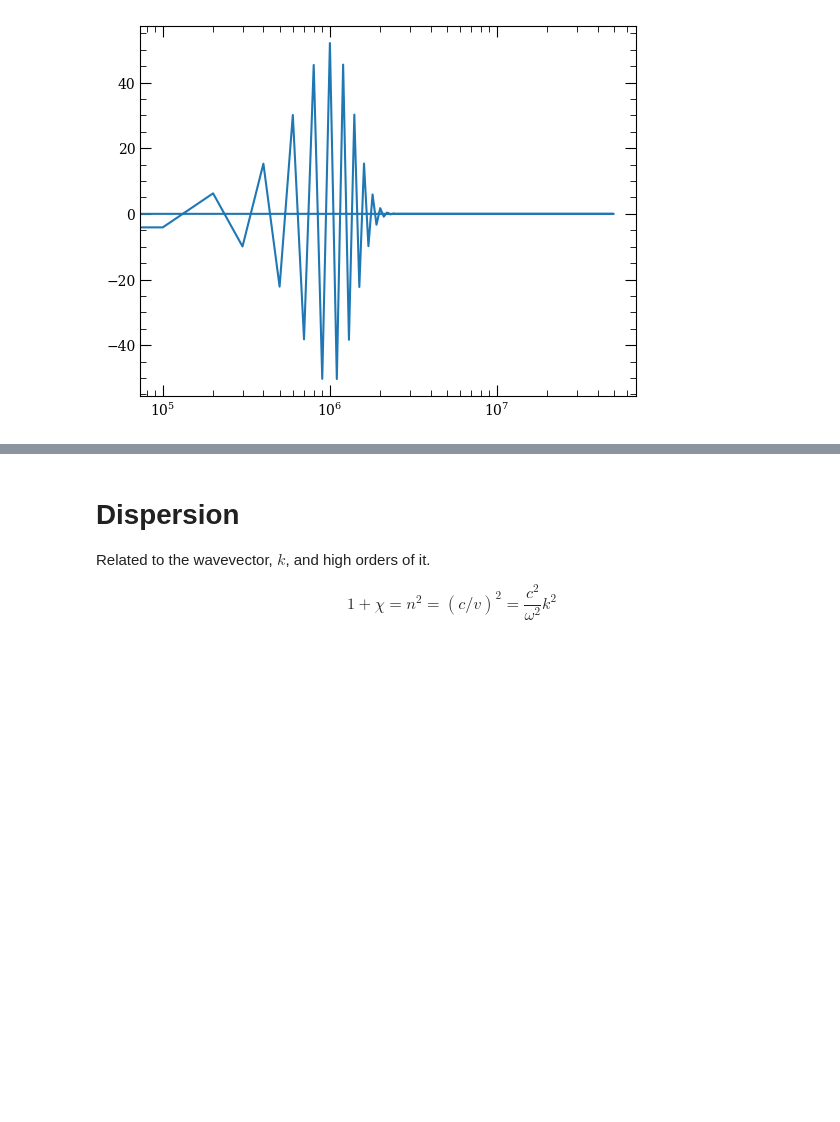
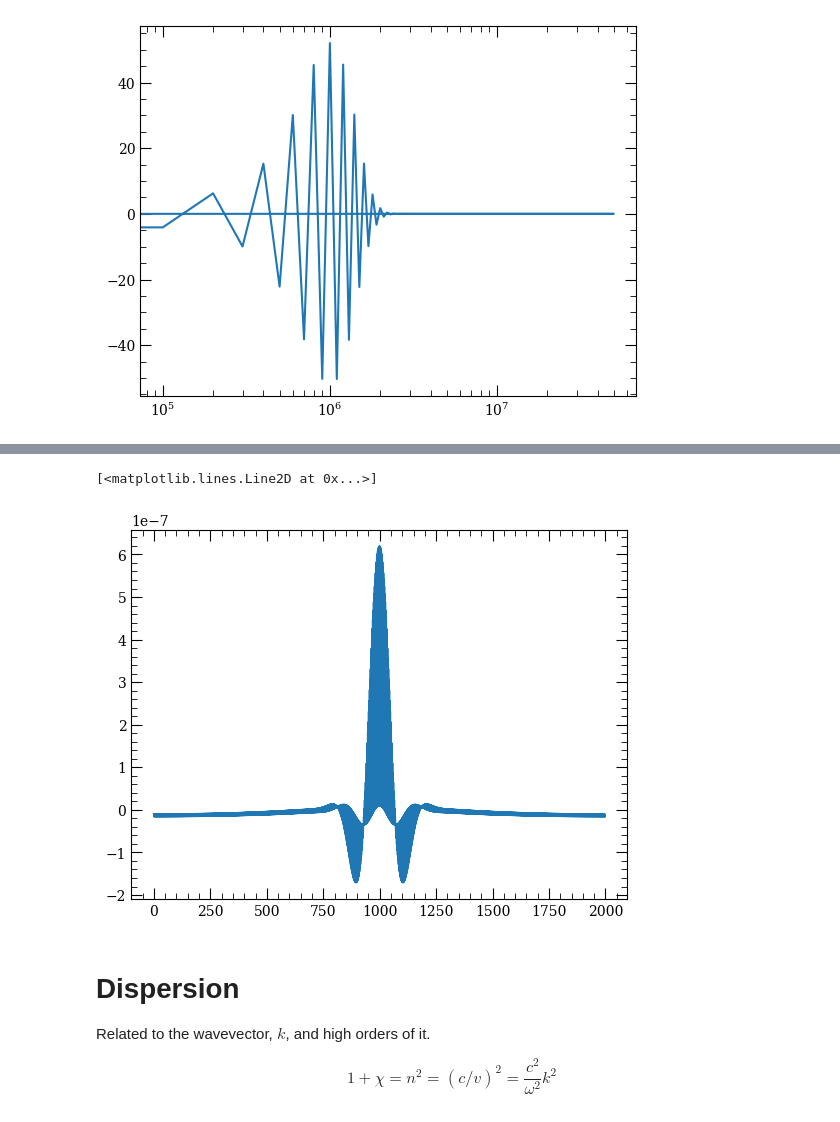
Before and after one commit to asaunders-uob/Rydberg, a Jupyter notebook: PyCode/Pulses of light.ipynb, the cells around one changed output, grey strips where cells are left out. Drawn from its saved outputs; the diff is of its cells as text; code cells hidden in the pictures; blank space fills up the shorter version.

```diff
--- a/PyCode/Pulses of light.ipynb
+++ b/PyCode/Pulses of light.ipynb
@@ -129,3 +129,8 @@ plt.show()
+# %%
+plt.plot(irfft(real))
+# %% [output]
+[<matplotlib.lines.Line2D at 0x...>]
+[figure, added]
 # %% [markdown]
 # Dispersion
 Related to the wavevector, $k$, and high orders of it.
```
Also changed, not shown: parts of 3 cells of this notebook.
